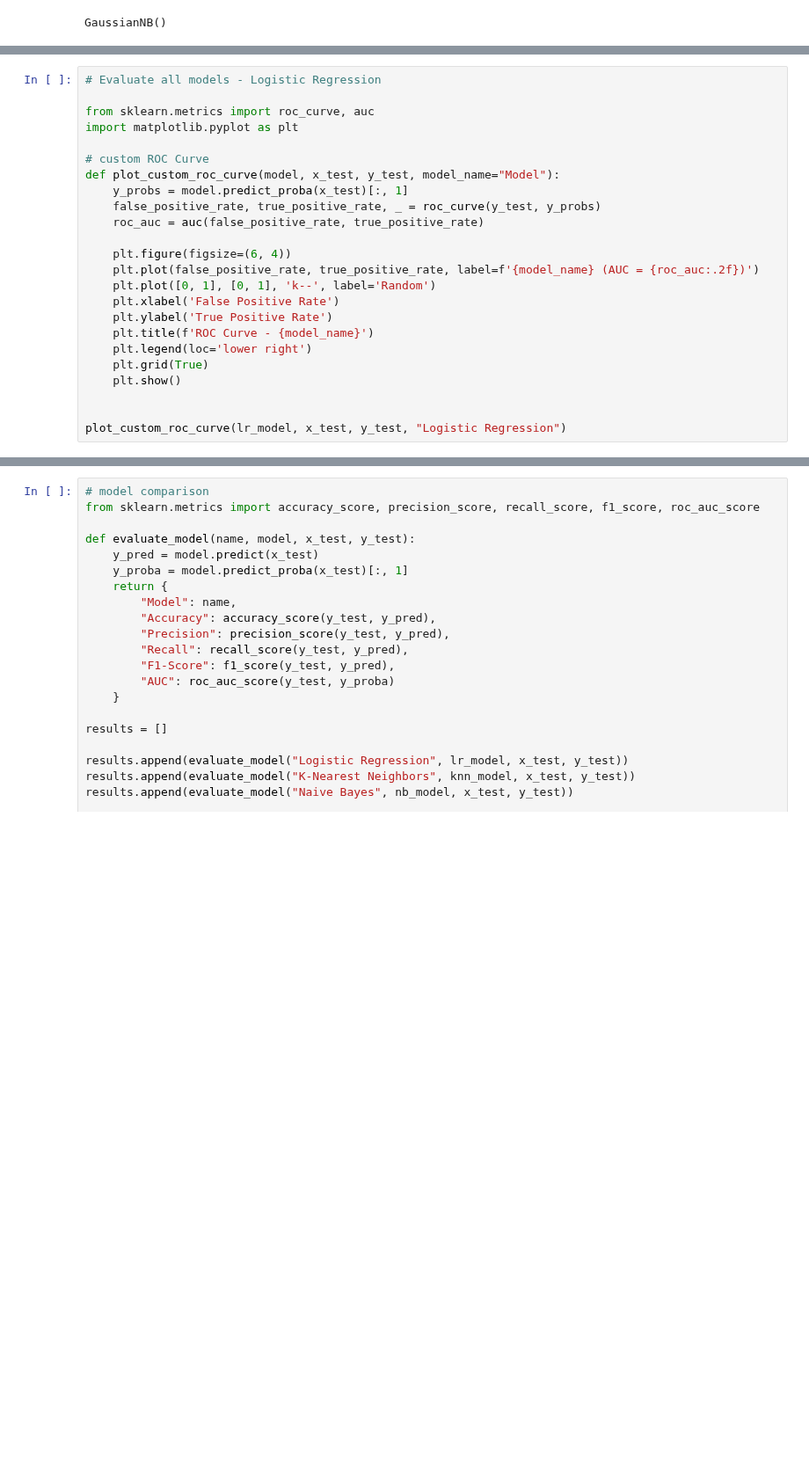
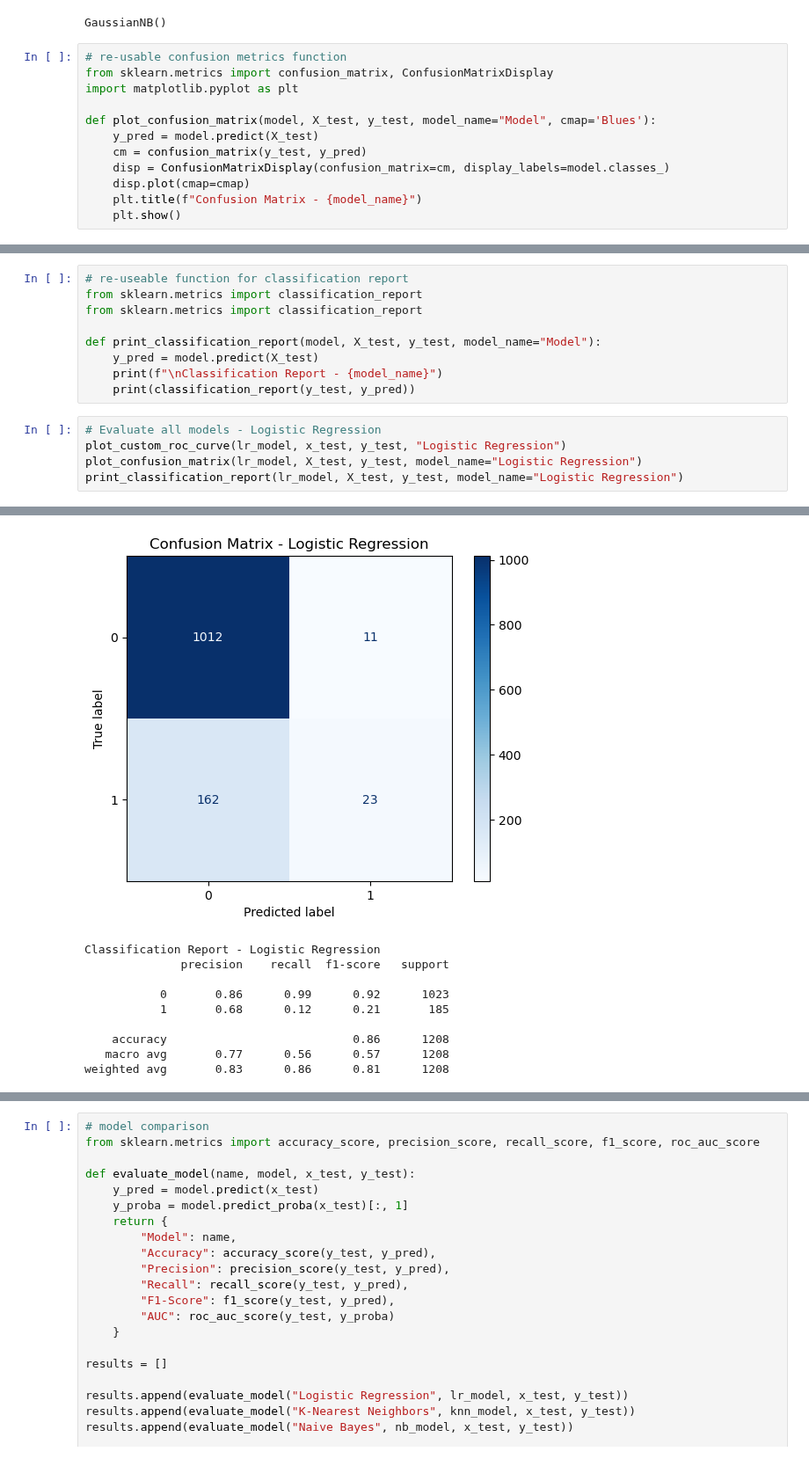
Before and after one commit to yasandu0505/breast-cancer-detection, a Jupyter notebook: Final_Notebook2_20221914_w2052278.ipynb, the cells around one changed output, grey strips where cells are left out. Shown at 88% size. Saved outputs shown, nothing was run; the diff lists cells and outputs as text; blank space fills up the shorter version.

```diff
--- a/Final_Notebook2_20221914_w2052278.ipynb
+++ b/Final_Notebook2_20221914_w2052278.ipynb
@@ -114,3 +94,15 @@ nb_model = GaussianNB()
 nb_model.fit(x_train, y_train)
 # %% [output]
 GaussianNB()
+# %%
+# re-usable confusion metrics function
+from sklearn.metrics import confusion_matrix, ConfusionMatrixDisplay
+import matplotlib.pyplot as plt
+
+def plot_confusion_matrix(model, X_test, y_test, model_name="Model", cmap='Blues'):
+    y_pred = model.predict(X_test)
+    cm = confusion_matrix(y_test, y_pred)
+    disp = ConfusionMatrixDisplay(confusion_matrix=cm, display_labels=model.classes_)
+    disp.plot(cmap=cmap)
+    plt.title(f"Confusion Matrix - {model_name}")
+    plt.show()
@@ -117,28 +129,28 @@ GaussianNB()
+# %%
+# re-useable function for classification report
+from sklearn.metrics import classification_report
+from sklearn.metrics import classification_report
+
+def print_classification_report(model, X_test, y_test, model_name="Model"):
+    y_pred = model.predict(X_test)
+    print(f"\nClassification Report - {model_name}")
+    print(classification_report(y_test, y_pred))
 # %%
 # Evaluate all models - Logistic Regression
-
-from sklearn.metrics import roc_curve, auc
-import matplotlib.pyplot as plt
-
-# custom ROC Curve
-def plot_custom_roc_curve(model, x_test, y_test, model_name="Model"):
-    y_probs = model.predict_proba(x_test)[:, 1]
-    false_positive_rate, true_positive_rate, _ = roc_curve(y_test, y_probs)
-    roc_auc = auc(false_positive_rate, true_positive_rate)
-
-    plt.figure(figsize=(6, 4))
-    plt.plot(false_positive_rate, true_positive_rate, label=f'{model_name} (AUC = {roc_auc:.2f})')
-    plt.plot([0, 1], [0, 1], 'k--', label='Random')
-    plt.xlabel('False Positive Rate')
-    plt.ylabel('True Positive Rate')
-    plt.title(f'ROC Curve - {model_name}')
-    plt.legend(loc='lower right')
-    plt.grid(True)
-    plt.show()
-
-
 plot_custom_roc_curve(lr_model, x_test, y_test, "Logistic Regression")
+plot_confusion_matrix(lr_model, X_test, y_test, model_name="Logistic Regression")
+print_classification_report(lr_model, X_test, y_test, model_name="Logistic Regression")
 # %% [output]
 [figure]
+[figure, added]
+Classification Report - Logistic Regression
+              precision    recall  f1-score   support
+
+           0       0.86      0.99      0.92      1023
+           1       0.68      0.12      0.21       185
+
+    accuracy                           0.86      1208
+   macro avg       0.77      0.56      0.57      1208
+weighted avg       0.83      0.86      0.81      1208
 # %%
 # Evaluate all models - KNN
```
Also changed, not shown: parts of 6 cells of this notebook.
